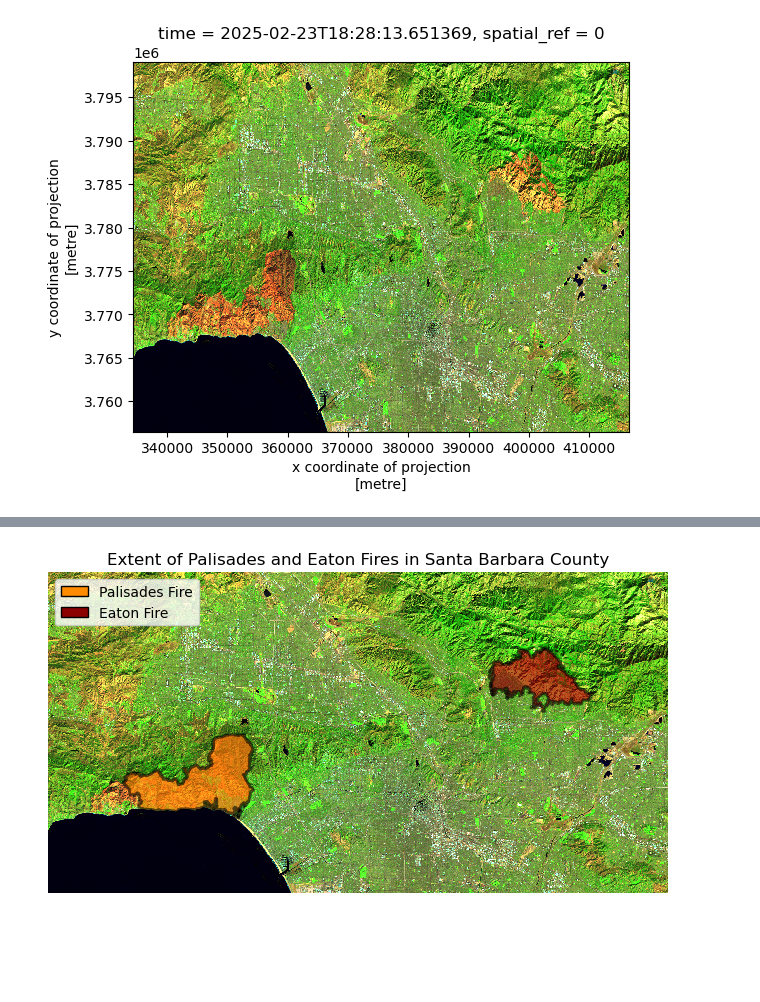
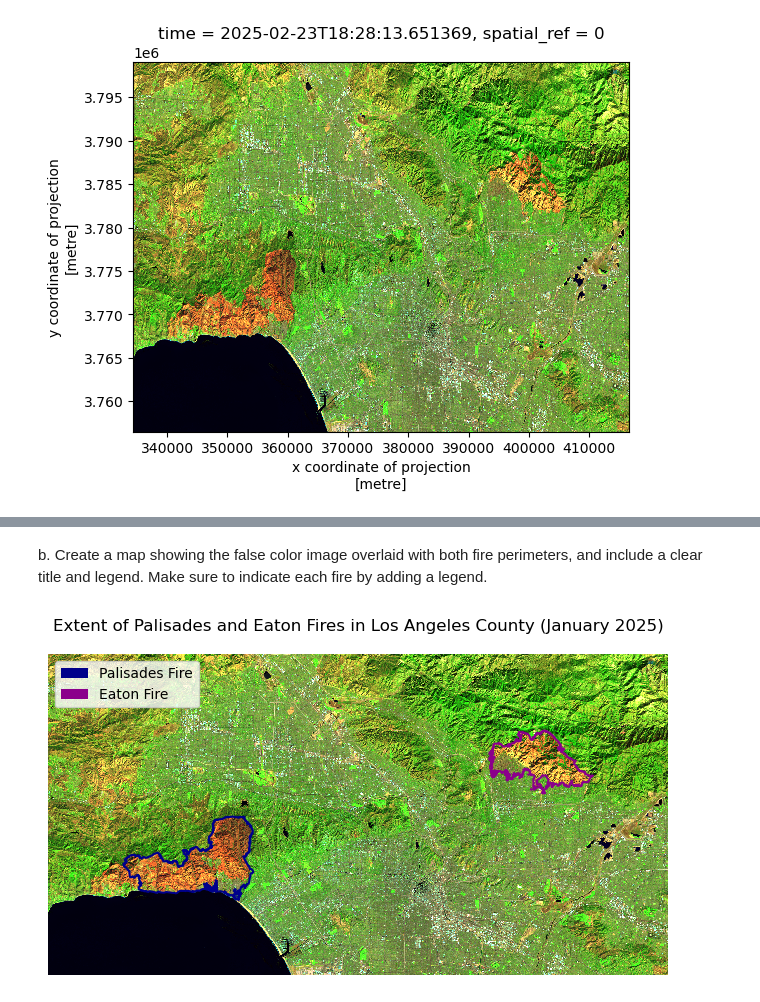
Before and after one commit to vedikaS-byte/eds220-hwk4, a Jupyter notebook: hwk4-task2-false-color-SHIRTEKAR.ipynb, the cells around one changed output, grey strips where cells are left out. Drawn from its saved outputs; the diff is of its cells as text; code cells hidden in the pictures; blank space fills up the shorter version.

Commit message:
Finished Section 7 and added saved figure for referencing in final output.

```diff
--- a/hwk4-task2-false-color-SHIRTEKAR.ipynb
+++ b/hwk4-task2-false-color-SHIRTEKAR.ipynb
@@ -352,29 +364,51 @@ assert eaton.crs == palisades_eaton.rio.crs, "Eaton shapefile and Landsat imager
+# %% [markdown]
+b. Create a map showing the false color image overlaid with both fire perimeters, and include a clear title and legend. Make sure to indicate each fire by adding a legend.
 # %%
+# Establish figure and axis
 fig, ax = plt.subplots(figsize = (8,10))
 
 # Define bands of interest
 bands = palisades_eaton[["swir22", "nir08","blue"]].to_array().fillna(0)
 
 bands.plot.imshow(
     ax = ax, # Assign axis
     robust = True # No cloud cover
     )
 
-# Manually add patches for legend reference
-palisades_patch = mpatches.Patch(facecolor = "darkorange", edgecolor = "black", label = "Palisades Fire")
-eaton_patch = mpatches.Patch(facecolor = "darkred", edgecolor = "black", label = "Eaton Fire")
+# Manually create patches for referencing fire perimeter in legend
+palisades_patch = mpatches.Patch(facecolor = "darkblue", # Define border color (fill for patch)
+                                 label = "Palisades Fire") # Label reference
 
-# Plot each fire perimeter
-palisades.plot(ax = ax, facecolor = "darkorange", edgecolor = "black", label = "Palisades Fire", alpha = .6, linewidth= 2)
-eaton.plot(ax = ax, facecolor = "darkred", edgecolor = "black", label = "Eaton Fire", alpha = .6, linewidth = 2)
+eaton_patch = mpatches.Patch(facecolor = "darkmagenta", # Define border color (fill for patch)
+                             label = "Eaton Fire") # Label reference
+
+# Plot each fire perimeter with same facecolor and edgecolor as associated patch
+palisades.plot(ax = ax, # Reassign axis
+               facecolor = "none", # No fill color
+               edgecolor = "darkblue", # Border color
+               label = "Palisades Fire", # Label
+               linewidth= 1.5) # Adjust border thickness
+
+eaton.plot(ax = ax,
+           facecolor = "none", # No fill color
+           edgecolor = "darkmagenta", # Border color
+           label = "Eaton Fire", # Label
+           linewidth = 1.5) # Adjust border thickness
 
 # Add legend
-ax.legend(handles = [palisades_patch, eaton_patch], loc = "upper left")
+ax.legend( handles = [palisades_patch, eaton_patch], # Pass list of patches for each fire perimeter
+          loc = "upper left") # Define location for legend
 
-ax.set_title("Extent of Palisades and Eaton Fires in Santa Barbara County")
+# Set a title
+ax.set_title("Extent of Palisades and Eaton Fires in Los Angeles County (January 2025)")
 
+# Turn axis off for readability
 ax.set_axis_off()
 
+# Save figure for reference in final output
+fig.savefig("fire_map.png", # File name
+            bbox_inches = "tight") # Adjust margins to remove whitespace
+# Show plot
 plt.show()
 # %% [output]
-[figure, old version]
+[figure, new version]
```
Also changed, not shown: parts of 24 cells of this notebook.
